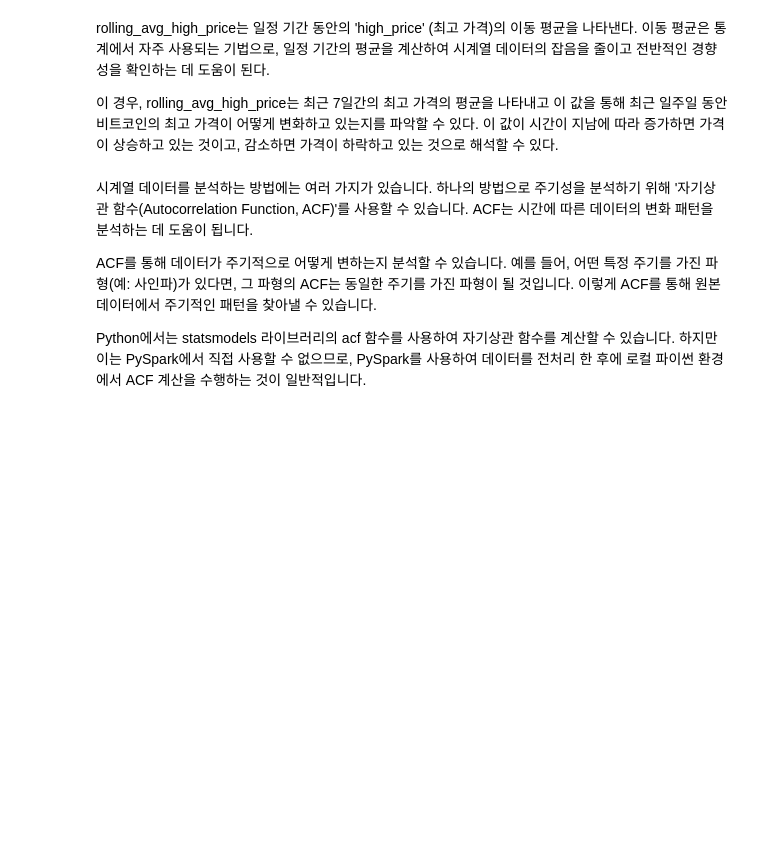
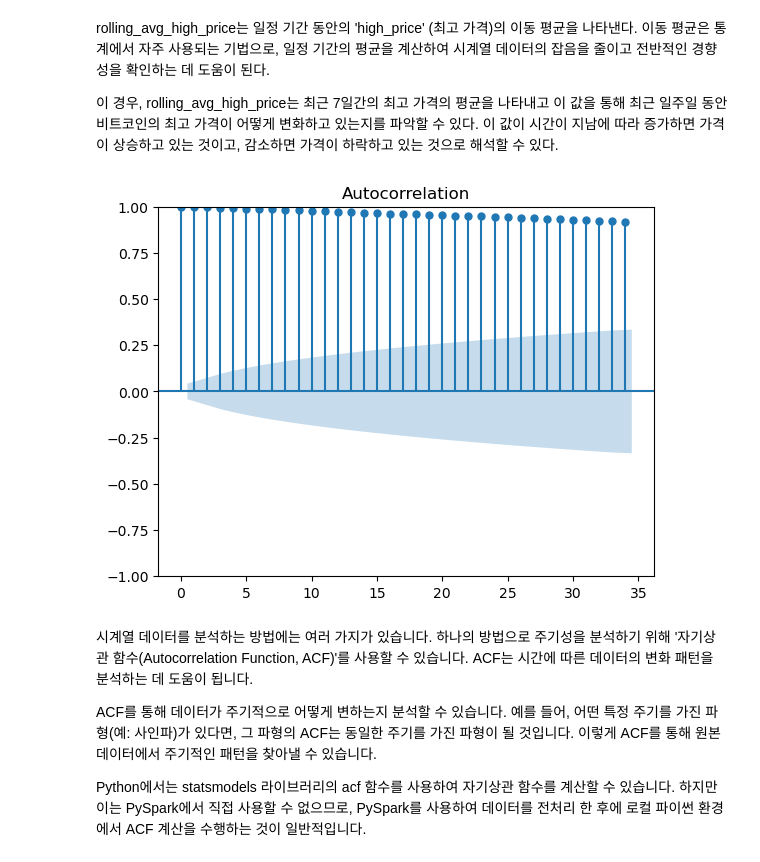
Before and after one commit to joobang/myupbit, a Jupyter notebook: notebooks/firstSpark.ipynb, the cells around one changed output. Saved outputs shown, nothing was run; the diff lists cells and outputs as text; code cells hidden in the pictures; blank space fills up the shorter version.

```diff
--- a/notebooks/firstSpark.ipynb
+++ b/notebooks/firstSpark.ipynb
@@ -216,17 +216,13 @@ rolling_avg_high_price는 일정 기간 동안의 'high_price' (최고 가격)
 # %%
 import numpy as np
 import pandas as pd
 from statsmodels.graphics.tsaplots import plot_acf
 import matplotlib.pyplot as plt
 
-# 가상의 주가 데이터 생성
-np.random.seed(0)
-dates = pd.date_range(start='1/1/2018', periods=730)
-prices = np.random.normal(0, 1, len(dates)).cumsum() + 100
-
-# 자기상관 함수 계산 및 시각화
-plot_acf(prices)
+plot_acf(pd_df['trade_price'])
 plt.show()
+# %% [output]
+[figure, added]
 # %% [markdown]
 시계열 데이터를 분석하는 방법에는 여러 가지가 있습니다. 하나의 방법으로 주기성을 분석하기 위해 '자기상관 함수(Autocorrelation Function, ACF)'를 사용할 수 있습니다. ACF는 시간에 따른 데이터의 변화 패턴을 분석하는 데 도움이 됩니다.
 
```
Also changed, not shown: parts of 5 cells of this notebook, 1 other file.
